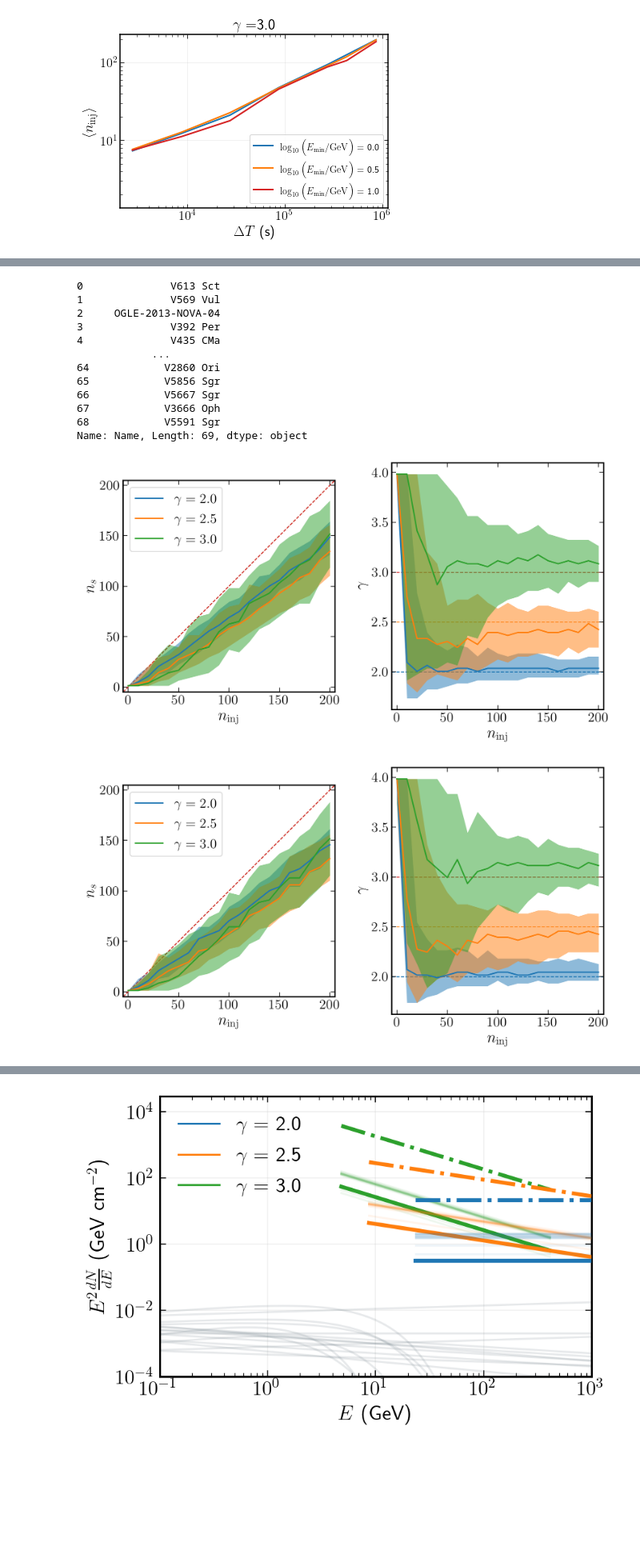
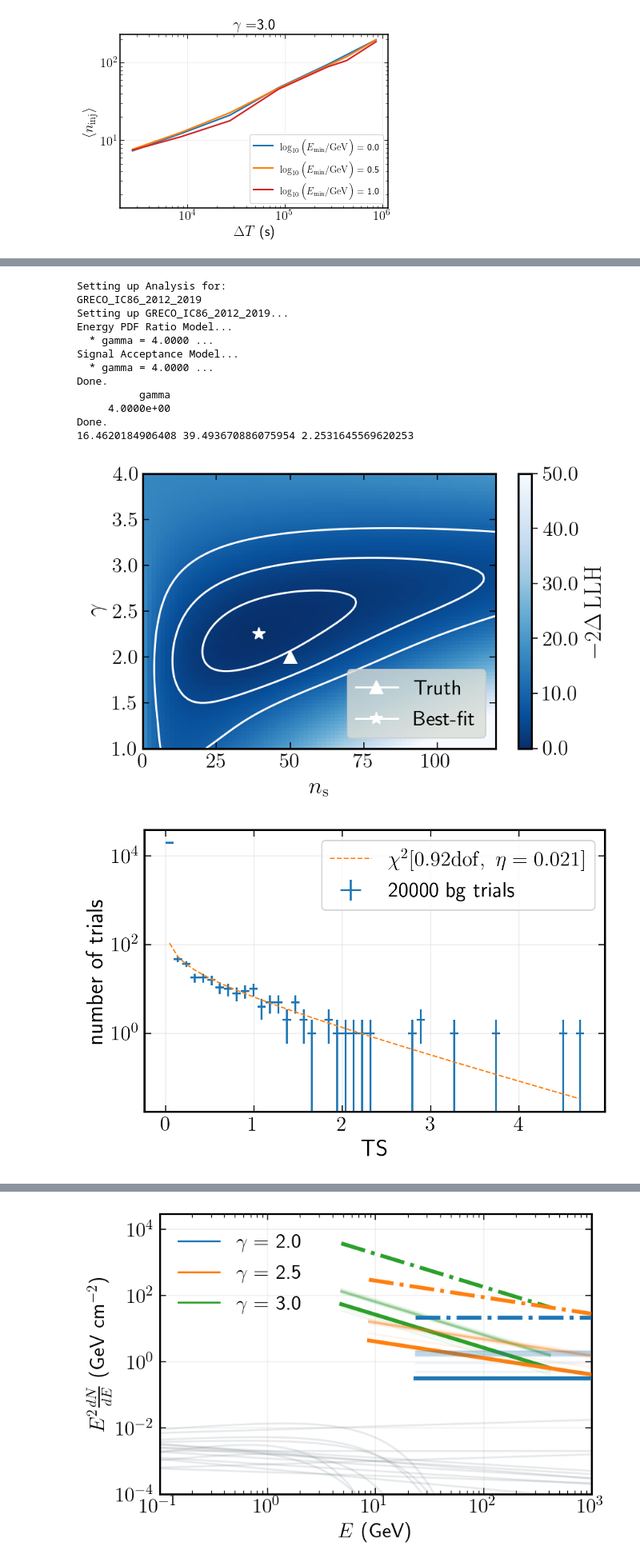
Before and after one commit to apizzuto/Novae, a Jupyter notebook: notebooks/stacking_sensitivity.ipynb, the cells around one changed output, grey strips where cells are left out. Shown at 80% size. Drawn from its saved outputs; the diff is of its cells as text; code cells hidden in the pictures; blank space fills up the shorter version.

```diff
--- a/notebooks/stacking_sensitivity.ipynb
+++ b/notebooks/stacking_sensitivity.ipynb
@@ -111,24 +312,27 @@ for minloge in [0.0, 0.5, 1.0]:
-# %%
-stack_plots.names
-# %% [output]
-0              V613 Sct
-1              V569 Vul
-2     OGLE-2013-NOVA-04
-3              V392 Per
-4              V435 CMa
-            ...
-64            V2860 Ori
-65            V5856 Sgr
-66            V5667 Sgr
-67            V3666 Oph
-68            V5591 Sgr
-Name: Name, Length: 69, dtype: object
 # %%
-for minloge in [0.0, 0.5, 1.0]:
-    stack_plots = plotting.StackingPlots(
-        86400., 'gamma', 'gamma', seed=2, min_log_e=minloge,
-        allflavor=True, index=[2.0, 2.5, 3.0])
-    stack_plots.fitting_plot(gamma=[2.0, 2.5, 3.0])
+long_gamma_novae = plotting.StackingPlots(
+    86400.*5., 'gamma', 'gamma', seed=2, index=[2.0, 2.5, 3.0]
+    )
+long_gamma_novae.get_all_sens()
+
+long_gamma_novae.set_seed(1)
+long_gamma_novae.likelihood_scan(n_inj=50.)
+
+long_gamma_novae.background_distribution()
+
+long_gamma_novae.fitting_plot(gamma=[2.0, 2.5, 3.0])
 # %% [output]
+Setting up Analysis for:
+GRECO_IC86_2012_2019
+Setting up GRECO_IC86_2012_2019...
+Energy PDF Ratio Model...
+  * gamma = 4.0000 ...
+Signal Acceptance Model...
+  * gamma = 4.0000 ...
+Done.
+          gamma
+     4.0000e+00
+Done.
+16.4620184906408 39.493670886075954 2.2531645569620253
-[figure, old version]
+[figure, new version]
-[figure, old version]
+[figure, new version]
```
Also changed, not shown: parts of 39 cells of this notebook.
